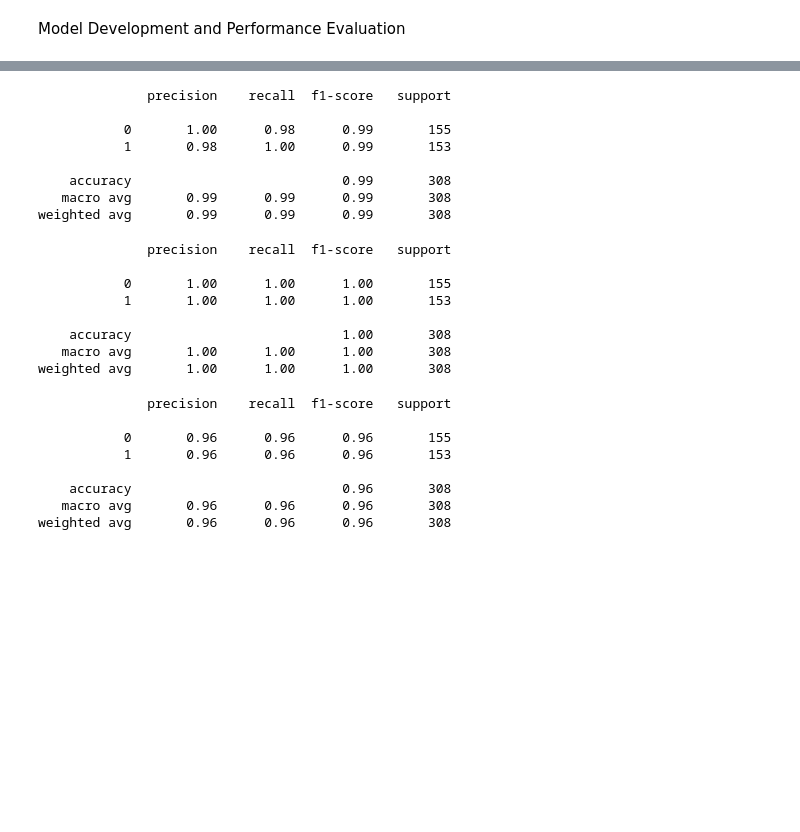
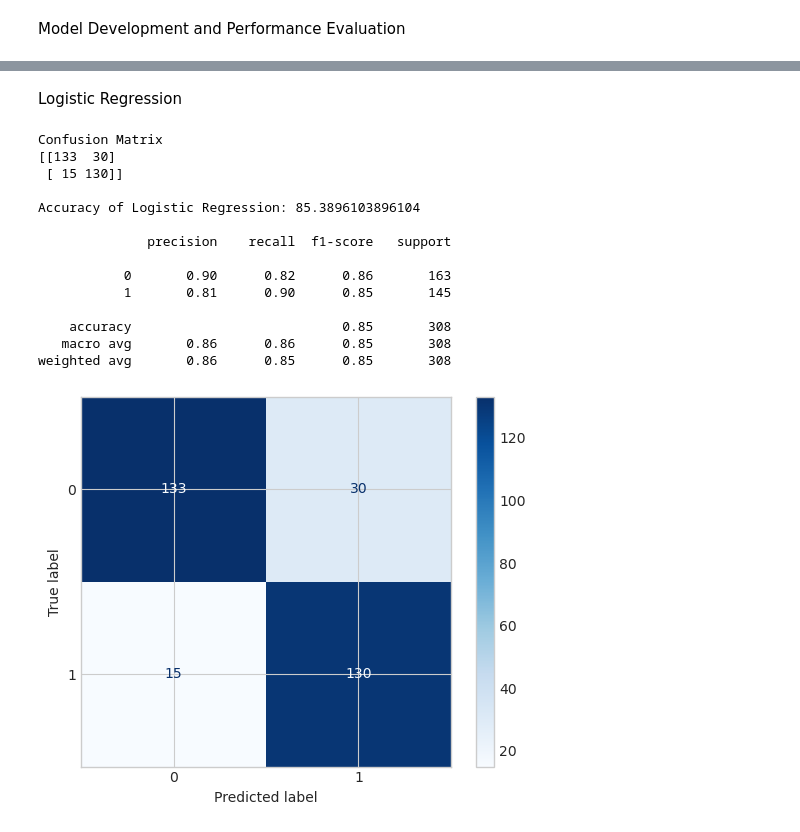
Before and after one commit to leviackerman007/Heart_Disease_Detection, a Jupyter notebook: heart_disease_detection.ipynb, the cells around one changed output, grey strips where cells are left out. Drawn from its saved outputs; the diff is of its cells as text; code cells hidden in the pictures; blank space fills up the shorter version.

```diff
--- a/heart_disease_detection.ipynb
+++ b/heart_disease_detection.ipynb
@@ -313,33 +179,0 @@ weighted avg       1.00      1.00      1.00       308
-# %%
-print(classification_report(Y_test,y_pred4))
-# %% [output]
-              precision    recall  f1-score   support
-
-           0       1.00      0.98      0.99       155
-           1       0.98      1.00      0.99       153
-
-    accuracy                           0.99       308
-   macro avg       0.99      0.99      0.99       308
-weighted avg       0.99      0.99      0.99       308
-# %%
-print(classification_report(Y_test,y_pred5))
-# %% [output]
-              precision    recall  f1-score   support
-
-           0       1.00      1.00      1.00       155
-           1       1.00      1.00      1.00       153
-
-    accuracy                           1.00       308
-   macro avg       1.00      1.00      1.00       308
-weighted avg       1.00      1.00      1.00       308
-# %%
-print(classification_report(Y_test,y_pred6))
-# %% [output]
-              precision    recall  f1-score   support
-
-           0       0.96      0.96      0.96       155
-           1       0.96      0.96      0.96       153
-
-    accuracy                           0.96       308
-   macro avg       0.96      0.96      0.96       308
-weighted avg       0.96      0.96      0.96       308
@@ -345,0 +191,30 @@ weighted avg       0.96      0.96      0.96       308
+# %% [markdown]
+Logistic Regression
+# %%
+model1=LogisticRegression()
+model1.fit(X_train,Y_train)
+model1_predict=model1.predict(X_test)
+model1_conf_matrix=confusion_matrix(Y_test,model1_predict)
+model1_acc=model1.score(X_test,Y_test)
+
+print('Confusion Matrix')
+print(model1_conf_matrix,'\n')
+ConfusionMatrixDisplay.from_estimator(model1,X_test,Y_test,cmap='Blues')
+print("Accuracy of Logistic Regression:",model1_acc*100,'\n')
+print(classification_report(Y_test,model1_predict))
+# %% [output]
+Confusion Matrix
+[[133  30]
+ [ 15 130]]
+
+Accuracy of Logistic Regression: 85.3896103896104
+
+              precision    recall  f1-score   support
+
+           0       0.90      0.82      0.86       163
+           1       0.81      0.90      0.85       145
+
+    accuracy                           0.85       308
+   macro avg       0.86      0.86      0.85       308
+weighted avg       0.86      0.85      0.85       308
+[figure, added]
```
Also changed, not shown: parts of 47 cells of this notebook.
